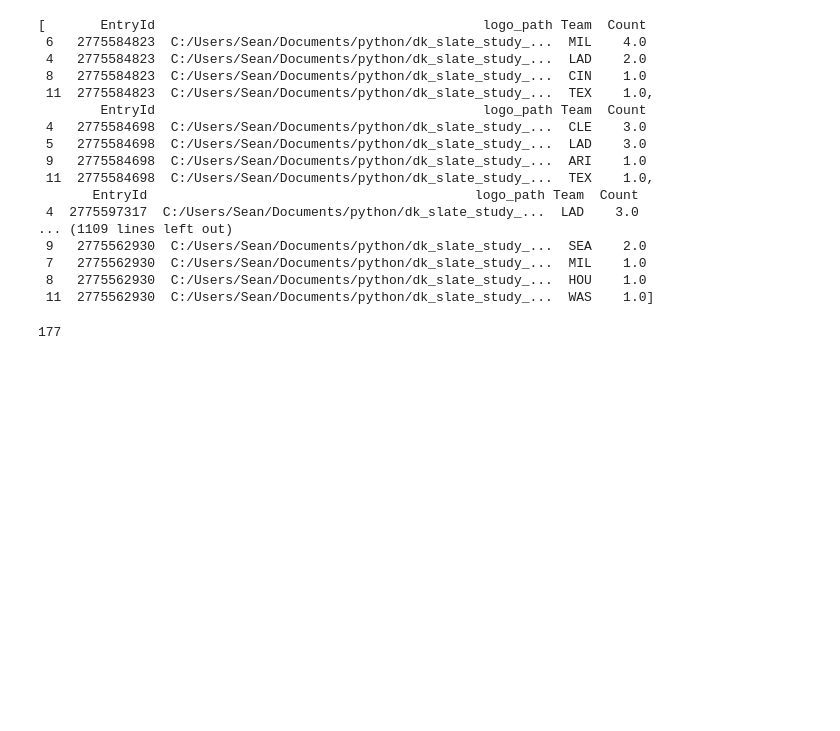
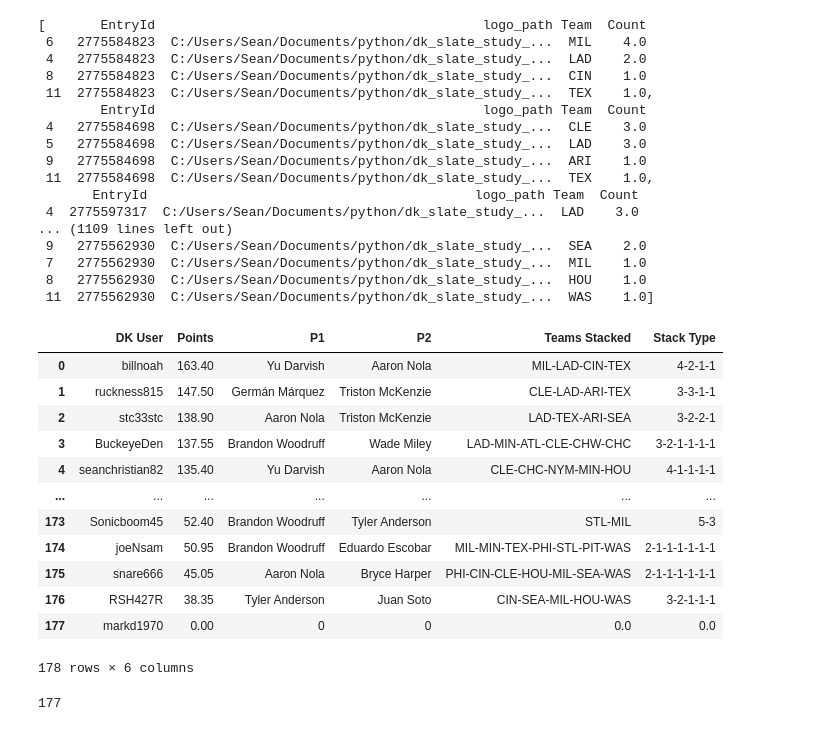
Before and after one commit to greenbeanbrown/dk-slate-study-tool, a Jupyter notebook: MLB Slate Stack Calculator.ipynb, the cells around one changed output. Saved outputs shown, nothing was run; the diff lists cells and outputs as text; code cells hidden in the pictures; blank space fills up the shorter version.

Commit message:
Added new tab for Stacks Calculator tool, working copy but slow

```diff
--- a/MLB Slate Stack Calculator.ipynb
+++ b/MLB Slate Stack Calculator.ipynb
@@ -106,9 +102,15 @@ list_of_all_lineup_stacks
 # %%
 # Need a function that transforms the Count into a string
 # %%
-def convert_stack_to_string(mlb_stacks_df):
+def summarize_lineup_stack(mlb_stacks_df):
 
     # Convert the stack count to a single string, delimited by dashes
     stack_string = str('-'.join(str(int(x)) for x in mlb_stacks_df['Count']))
 
-    return(stack_string)
+    # Convert the teams abbreviations to the same thing
+    team_string = str('-'.join(str(x) for x in mlb_stacks_df['Team']))
+
+    # Return a dataframe with all this stuff
+    agg_stacks_df = pd.DataFrame({'EntryId':mlb_stacks_df['EntryId'].iloc[0], 'Teams Stacked':all_teams, 'Stack Type':all_stacks})
+
+    return(agg_stacks_df)
@@ -115 +173,19 @@ def convert_stack_to_string(mlb_stacks_df):
+# %%
+test = summarize_lineup_stacks(df, points_ownership_df, player_team_pos_df)
+# %%
+test
+# %% [output]
+|  | DK User | Points | P1 | P2 | Teams Stacked | Stack Type |
+| 0 | billnoah | 163.40 | Yu Darvish | Aaron Nola | MIL-LAD-CIN-TEX | 4-2-1-1 |
+| 1 | ruckness815 | 147.50 | Germán Márquez | Triston McKenzie | CLE-LAD-ARI-TEX | 3-3-1-1 |
+| 2 | stc33stc | 138.90 | Aaron Nola | Triston McKenzie | LAD-TEX-ARI-SEA | 3-2-2-1 |
+| 3 | BuckeyeDen | 137.55 | Brandon Woodruff | Wade Miley | LAD-MIN-ATL-CLE-CHW-CHC | 3-2-1-1-1-1 |
+| 4 | seanchristian82 | 135.40 | Yu Darvish | Aaron Nola | CLE-CHC-NYM-MIN-HOU | 4-1-1-1-1 |
+| ... | ... | ... | ... | ... | ... | ... |
+| 173 | Sonicboom45 | 52.40 | Brandon Woodruff | Tyler Anderson | STL-MIL | 5-3 |
+| 174 | joeNsam | 50.95 | Brandon Woodruff | Eduardo Escobar | MIL-MIN-TEX-PHI-STL-PIT-WAS | 2-1-1-1-1-1-1 |
+| 175 | snare666 | 45.05 | Aaron Nola | Bryce Harper | PHI-CIN-CLE-HOU-MIL-SEA-WAS | 2-1-1-1-1-1-1 |
+| 176 | RSH427R | 38.35 | Tyler Anderson | Juan Soto | CIN-SEA-MIL-HOU-WAS | 3-2-1-1-1 |
+| 177 | markd1970 | 0.00 | 0 | 0 | 0.0 | 0.0 |
+178 rows × 6 columns
 # %%
```
Also changed, not shown: parts of 4 cells of this notebook, 2 other files.
